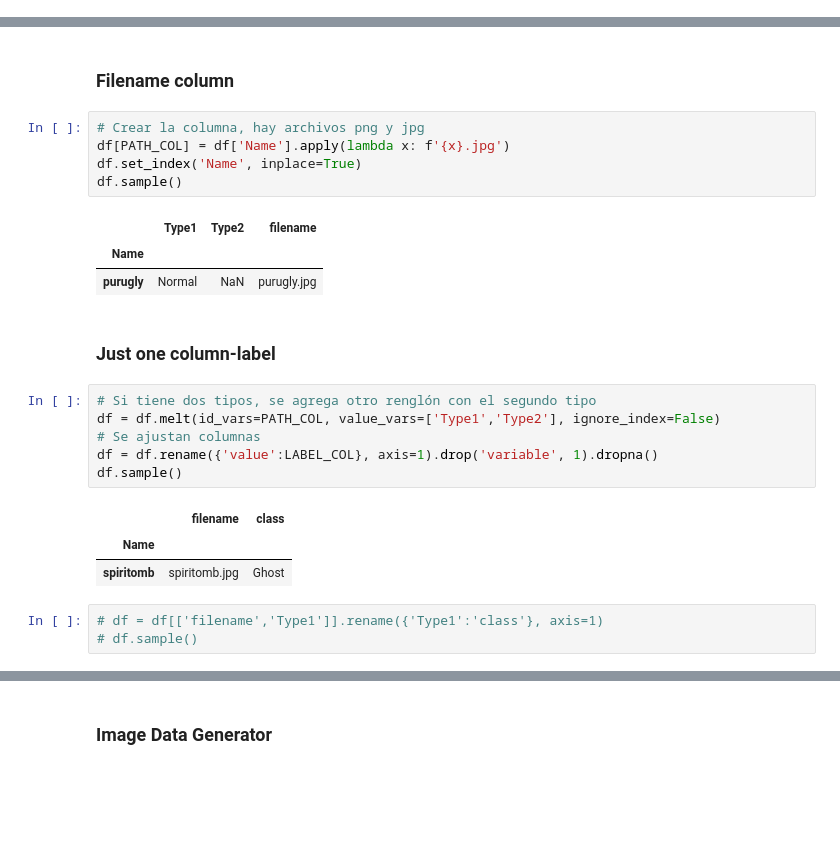
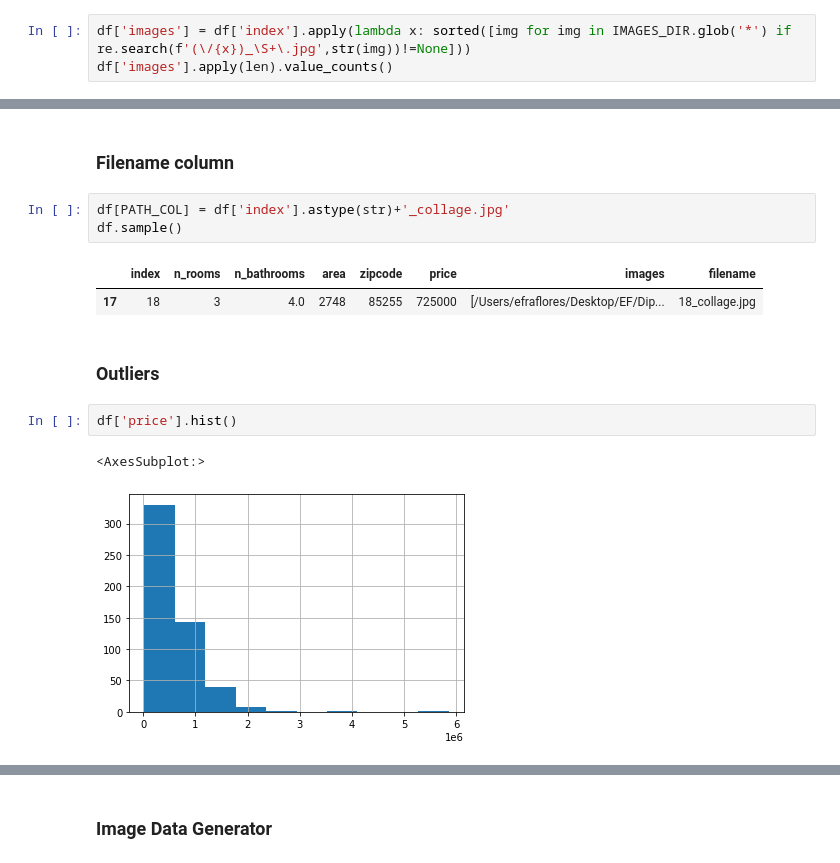
Before and after one commit to Afroefras/diplo, a Jupyter notebook: notebooks/exams/0401_house_model.ipynb, the cells around one changed output, grey strips where cells are left out. Saved outputs shown, nothing was run; the diff lists cells and outputs as text; blank space fills up the shorter version.

```diff
--- a/notebooks/exams/0401_house_model.ipynb
+++ b/notebooks/exams/0401_house_model.ipynb
@@ -184,0 +132,3 @@ IMAGES_DIR = BASE_DIR.joinpath('images_correct')
+# %%
+df['images'] = df['index'].apply(lambda x: sorted([img for img in IMAGES_DIR.glob('*') if re.search(f'(\/{x})_\S+\.jpg',str(img))!=None]))
+df['images'].apply(len).value_counts()
@@ -185,26 +145,15 @@ IMAGES_DIR = BASE_DIR.joinpath('images_correct')
 # %% [markdown]
 ### Filename column
-# %%
-# Crear la columna, hay archivos png y jpg
-df[PATH_COL] = df['Name'].apply(lambda x: f'{x}.jpg')
-df.set_index('Name', inplace=True)
-df.sample()
-# %% [output]
-|  | Type1 | Type2 | filename |
-| Name |  |  |  |
-| purugly | Normal | NaN | purugly.jpg |
-# %% [markdown]
-### Just one column-label
-# %%
-# Si tiene dos tipos, se agrega otro renglón con el segundo tipo
-df = df.melt(id_vars=PATH_COL, value_vars=['Type1','Type2'], ignore_index=False)
-# Se ajustan columnas
-df = df.rename({'value':LABEL_COL}, axis=1).drop('variable', 1).dropna()
-df.sample()
-# %% [output]
-|  | filename | class |
-| Name |  |  |
-| spiritomb | spiritomb.jpg | Ghost |
-# %%
-# df = df[['filename','Type1']].rename({'Type1':'class'}, axis=1)
-# df.sample()
+# %%
+df[PATH_COL] = df['index'].astype(str)+'_collage.jpg'
+df.sample()
+# %% [output]
+|  | index | n_rooms | n_bathrooms | area | zipcode | price | images | filename |
+| 17 | 18 | 3 | 4.0 | 2748 | 85255 | 725000 | [/Users/efraflores/Desktop/EF/Dip... | 18_collage.jpg |
+# %% [markdown]
+### Outliers
+# %%
+df['price'].hist()
+# %% [output]
+<AxesSubplot:>
+[figure, added]
```
Also changed, not shown: parts of 50 cells of this notebook, 2 other files.
